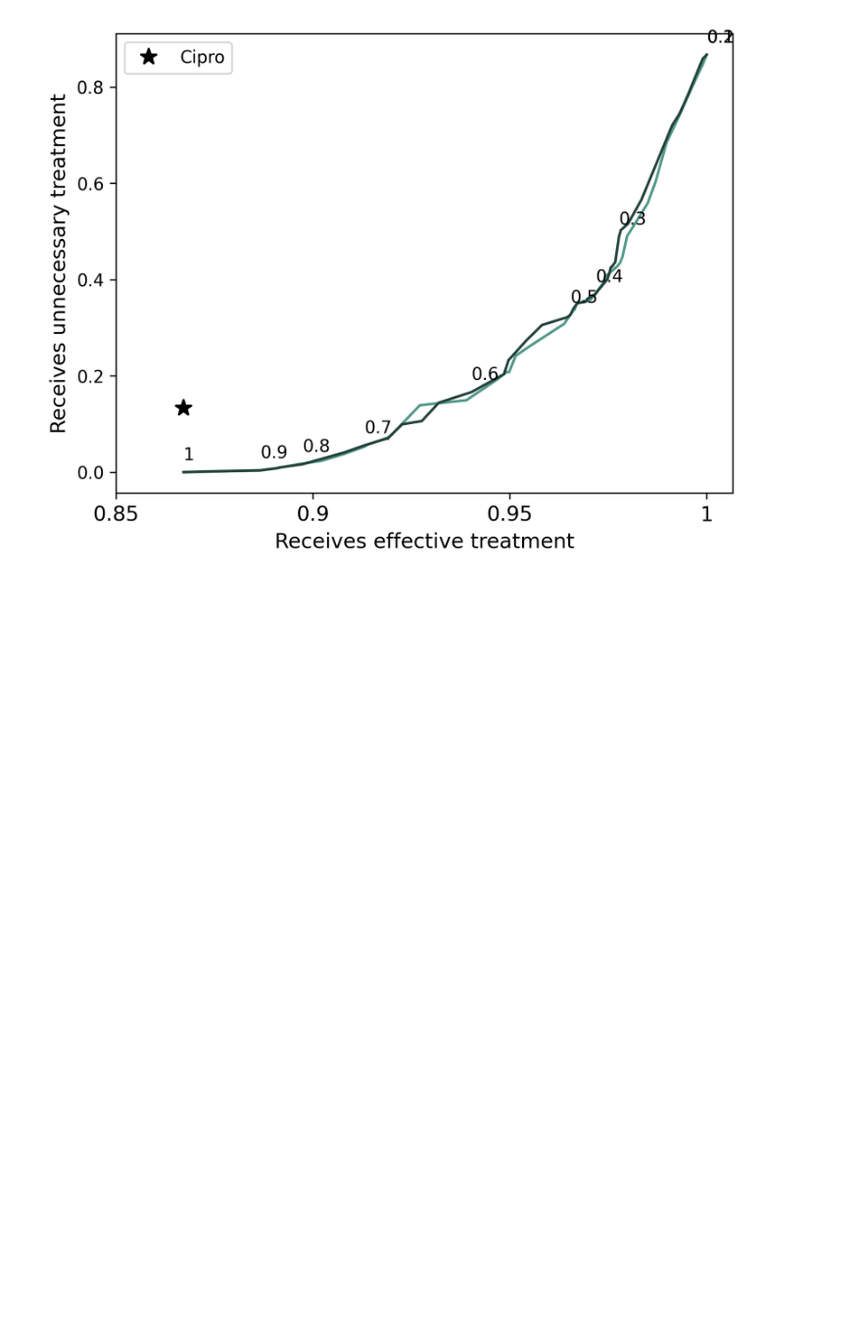
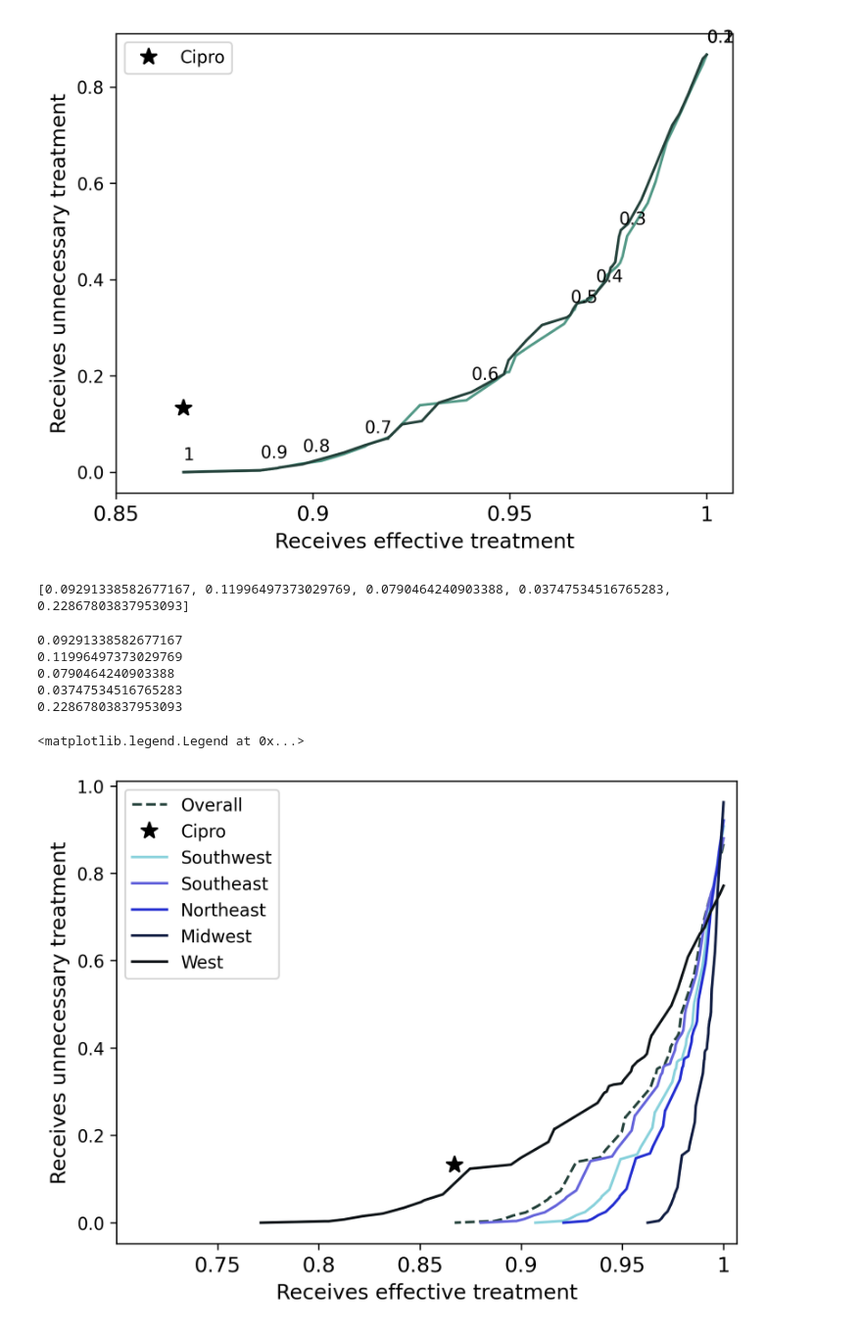
Before and after one commit to RachelMurray-Watson/GISP_data_initial, a Jupyter notebook: Graph_necessary_unecessary_by_year.ipynb, the cells around one changed output. Shown at 98% size. Drawn from its saved outputs; the diff is of its cells as text; code cells hidden in the pictures; blank space fills up the shorter version.

```diff
--- a/Graph_necessary_unecessary_by_year.ipynb
+++ b/Graph_necessary_unecessary_by_year.ipynb
@@ -213,4 +215,72 @@ for index in indices:
     x = x+1
 # %% [output]
 [figure]
+# %%
+####### Could now calculate the regional benefit ############
+###
+### first instance, plot where there was a change - only looking at CIPRO, which was no longer recommended by the CDC in 2007
+
+regions = test_data["REGION"].unique()
+
+reistance_by_region  = []
+
+for region in regions:
+    CIP_data_region = test_data.loc[test_data['REGION'] == region]
+    reistance_by_region.append(1 - CIP_data_region["Susceptible"].sum()/len(CIP_data_region))
+
+
+print(reistance_by_region)
+# %% [output]
+[0.09291338582677167, 0.11996497373029769, 0.0790464240903388, 0.03747534516765283, 0.22867803837953093]
+# %%
+### make main plot, then vary it by year
+
+plt.plot(get_effective_threshold, incorrectly_get_X_threshold, color = "#24423B", linestyle='dashed', label = "Overall")
+
+plt.xlabel("Receives effective treatment", fontsize=12)
+plt.ylabel("Receives unnecessary treatment", fontsize=12)
+plt.xticks((0.75, 0.8, 0.85, 0.9, 0.95, 1), ['0.75', '0.8','0.85', '0.9', '0.95', '1'], fontsize=12)
+plt.rcParams['figure.dpi'] = 300
+plt.xlim(left = 0.7)
+#plt.plot(cipro_R_prev_2011, 1 - cipro_R_prev_2011, marker='.', ls='none', ms=10, color = "black", label = "Dual")
+plt.plot((1-cipro_R_prev_2011), cipro_R_prev_2011, marker='*', ls='none', ms=10, color = "black", label = "Cipro")
+#plt.plot([0], get_effective_threshold[0], marker='*', ls='none', ms=10, color = "black", label = "Dual")
+text_for_graph = ['0', '0.1', '0.2', '0.3', '0.4', '0.5', '0.6', '0.7', '0.8', '0.9', '1']
+indices = [0,10,20,30,40,50,60,70,80,90,100]
+x = 0
+
+#for index in indices:
+#    plt.text(get_effective_threshold[index], incorrectly_get_X_threshold[index] + 0.025, text_for_graph[x])
+#    x = x+1
+
+x = 0
+colours = ['#89D2DC', '#6564DB', '#232ED1', '#101D42', '#0D1317']
+
+for cipro_R in reistance_by_region:
+    print(cipro_R)
+    get_effective_threshold_region = []
+    incorrectly_get_X_threshold_region  = []
+    for threshold in threshold_seq:
+
+        y_predict_test = np.where(y_predict_proba[:, 1] > threshold, 1, 0)
+
+        tn_test , fp_test , fn_test , tp_test  = confusion_matrix(y_true=y_test, y_pred=y_predict_test).ravel()
+
+        sensitivity_test  = tp_test  / (tp_test   + fn_test )
+        specificity_test   = tn_test / (tn_test + fp_test )
+
+        get_effective_threshold_region .append(sensitivity_test * cipro_R + (1 -  cipro_R)) #q_p
+        incorrectly_get_X_threshold_region .append((1 - cipro_R) * (1 - specificity_test)) #c_p
+    plt.plot(get_effective_threshold_region , incorrectly_get_X_threshold_region , color = colours[x], label = regions[x])
+    x += 1
+
+plt.legend()
+# %% [output]
+0.09291338582677167
+0.11996497373029769
+0.0790464240903388
+0.03747534516765283
+0.22867803837953093
+<matplotlib.legend.Legend at 0x...>
+[figure, added]
 # %%
```
Also changed, not shown: parts of 7 cells of this notebook.
